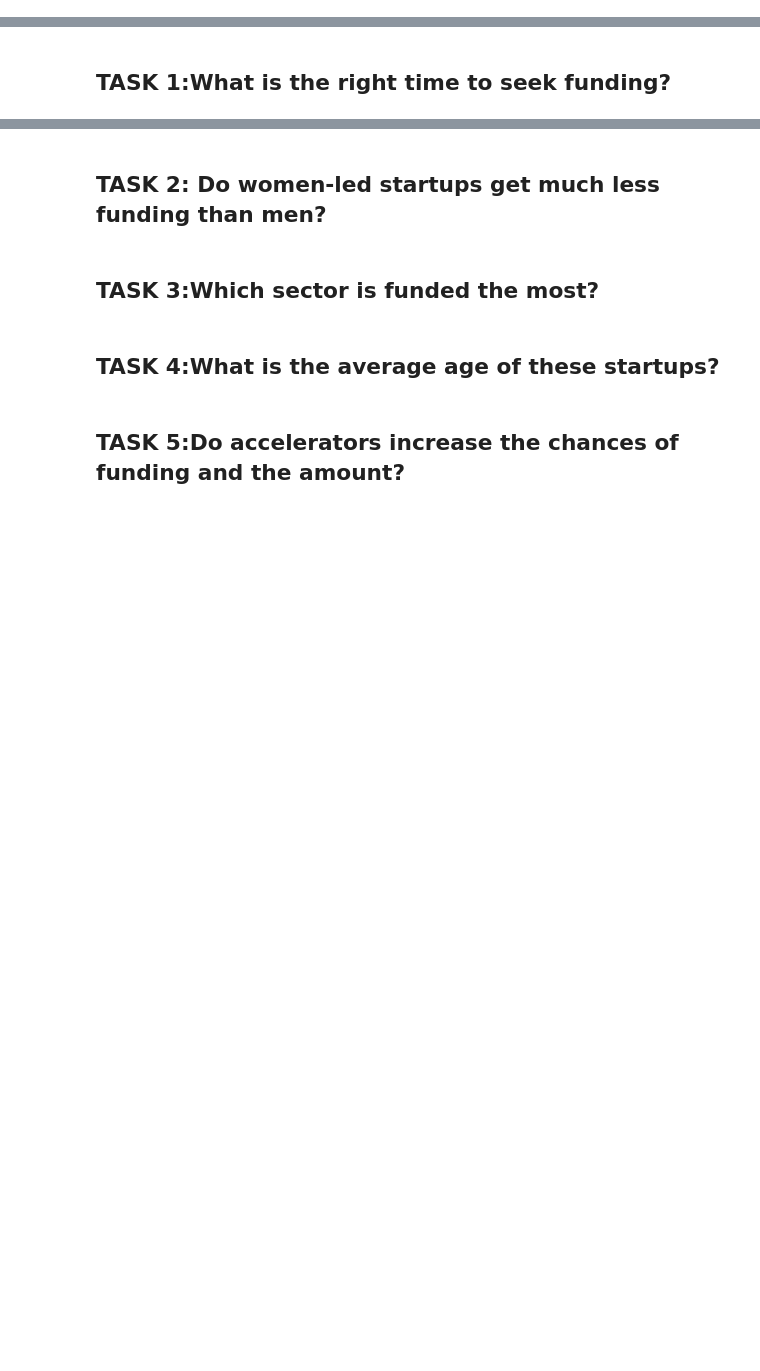
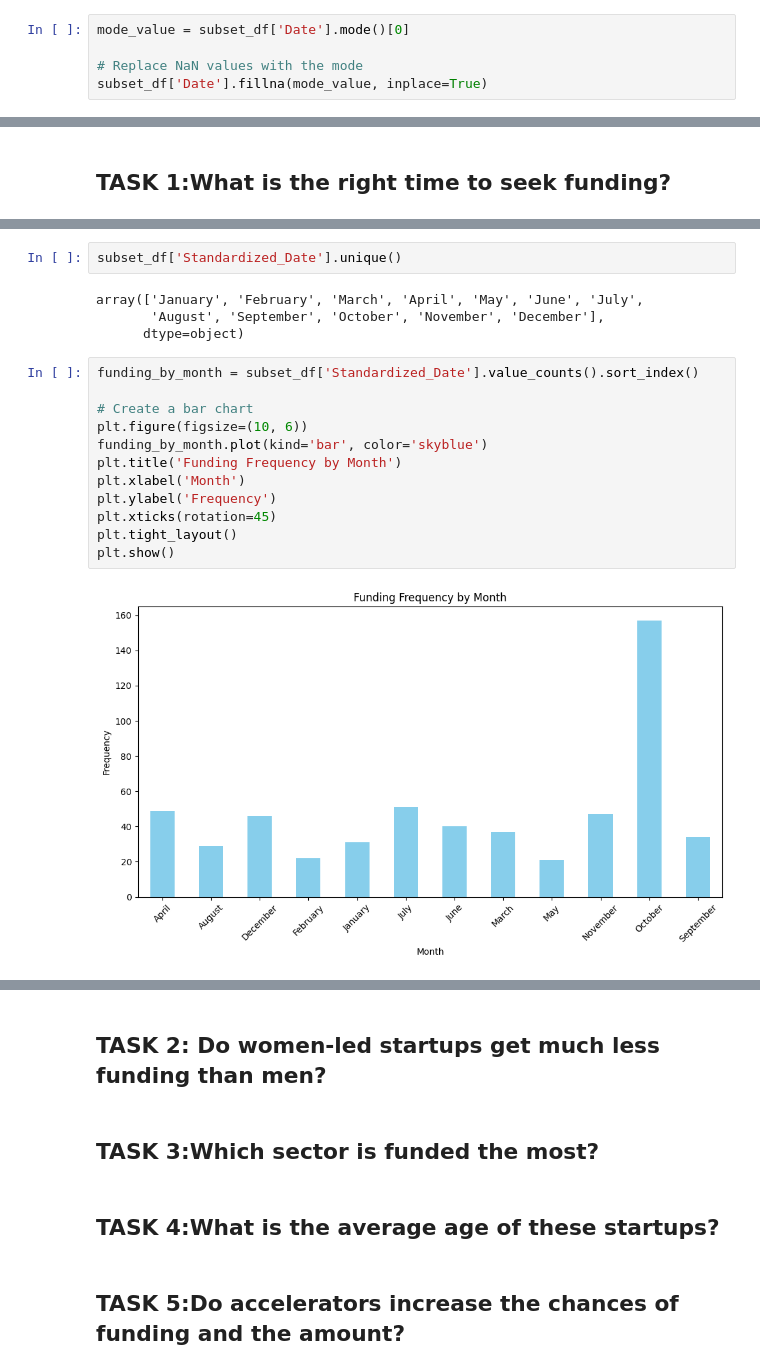
Before and after one commit to Vambane/AfricanStartups_2021, a Jupyter notebook: africanstartups.ipynb, the cells around one changed output, grey strips where cells are left out. Cells and saved outputs as stored; diff of their text form; blank space fills up the shorter version.

```diff
--- a/africanstartups.ipynb
+++ b/africanstartups.ipynb
@@ -299,0 +502,5 @@ subset_df.head()
+# %%
+mode_value = subset_df['Date'].mode()[0]
+
+# Replace NaN values with the mode
+subset_df['Date'].fillna(mode_value, inplace=True)
@@ -301,0 +606,20 @@ subset_df.head()
+# %%
+subset_df['Standardized_Date'].unique()
+# %% [output]
+array(['January', 'February', 'March', 'April', 'May', 'June', 'July',
+       'August', 'September', 'October', 'November', 'December'],
+      dtype=object)
+# %%
+funding_by_month = subset_df['Standardized_Date'].value_counts().sort_index()
+
+# Create a bar chart
+plt.figure(figsize=(10, 6))
+funding_by_month.plot(kind='bar', color='skyblue')
+plt.title('Funding Frequency by Month')
+plt.xlabel('Month')
+plt.ylabel('Frequency')
+plt.xticks(rotation=45)
+plt.tight_layout()
+plt.show()
+# %% [output]
+[figure, added]
```
Also changed, not shown: parts of 29 cells of this notebook, 1 other file.
